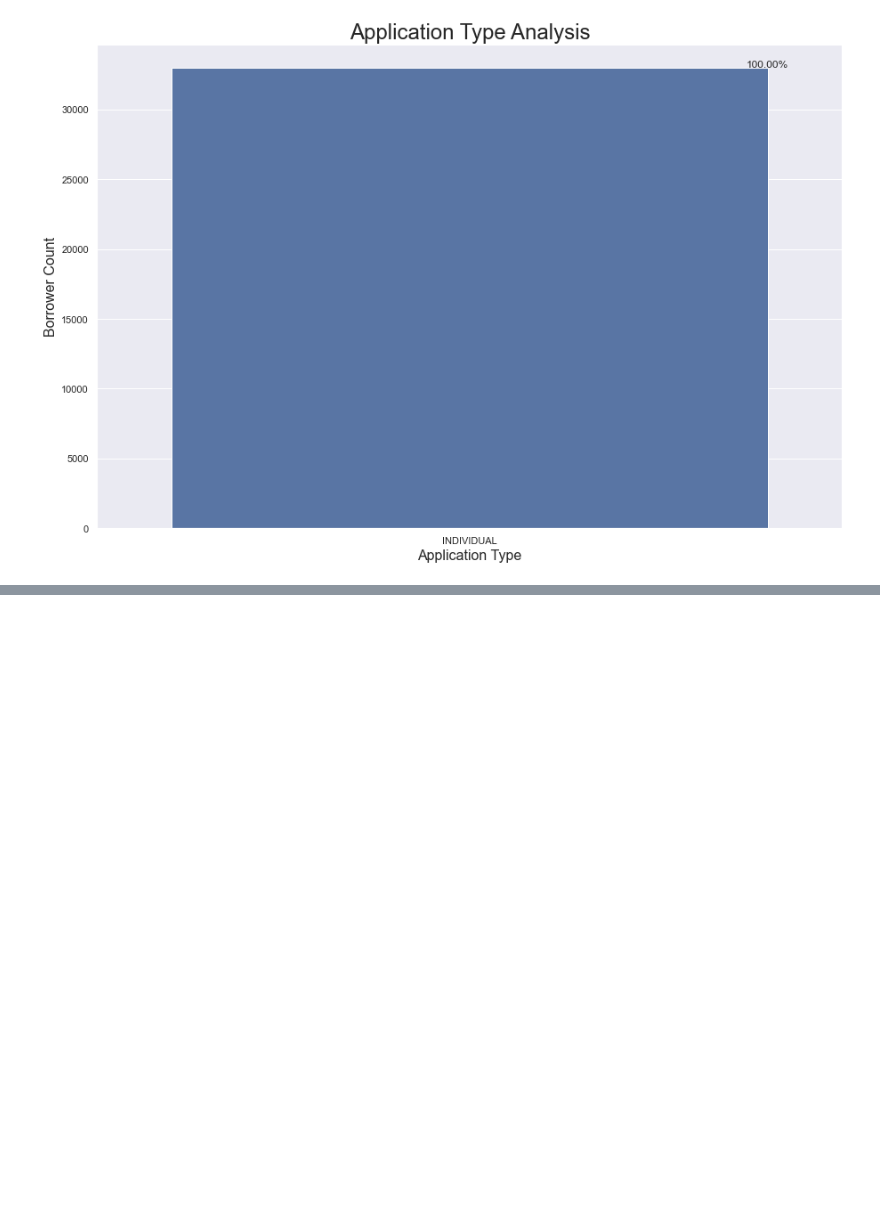
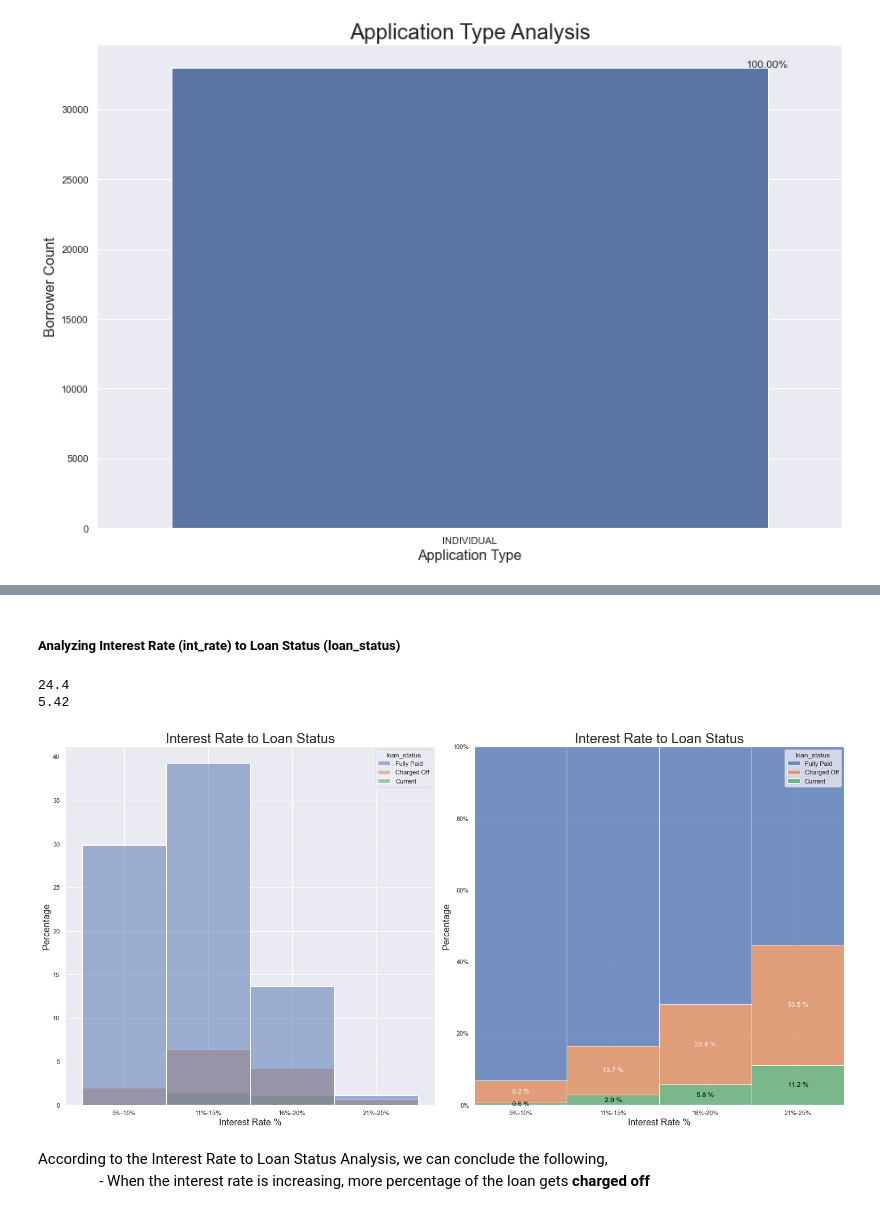
Before and after one commit to edwinttmm/LendingClubCaseStudy, a Jupyter notebook: LendingClubCaseStudySolution.ipynb, the cells around one changed output, grey strips where cells are left out. Cells and saved outputs as stored; diff of their text form; code cells hidden in the pictures; blank space fills up the shorter version.

```diff
--- a/LendingClubCaseStudySolution.ipynb
+++ b/LendingClubCaseStudySolution.ipynb
@@ -560,0 +586,39 @@ According to the loan issued year, we can conclude the following facts,<br>
+# %%
+#creating base stacked chart for bivariate analysis
+#solution found and copied from https://stackoverflow.com/questions/70252211/ and modified.
+def bivar_plotting(base,xlabelTitle,ylabelTitle,chartTitle):
+    fig, (ax1, ax2) = plt.subplots(ncols=2, figsize=(20, 10))
+    for ax, multiple in zip((ax1, ax2), ['layer', 'fill']):
+        sns.histplot(data=loan_data, x=base, hue='loan_status',hue_order= ['Fully Paid','Charged Off','Current'], binwidth=10, stat='percent', multiple=multiple, ax=ax)
+        ax.set_title(f"multiple='{multiple}'")
+
+    for bar_group, color in zip(ax.containers, ['black', 'white']):
+        ax.bar_label(bar_group, label_type='center', color=color,
+        labels=[f'{bar.get_height() * 100:.1f} %' if bar.get_height() > 0 else '' for bar in bar_group])
+    ax.yaxis.set_major_formatter(PercentFormatter(1))
+    ax1.set_title(chartTitle,size=24)
+    ax1.set_ylabel(ylabelTitle, fontsize = 16)
+    ax1.set_xlabel(xlabelTitle, fontsize = 16)
+    ax2.set_title(chartTitle,size=24)
+    ax2.set_ylabel(ylabelTitle, fontsize = 16)
+    ax2.set_xlabel(xlabelTitle, fontsize = 16)
+    plt.tight_layout()
+    plt.show()
+# %% [markdown]
+##### Analyzing Interest Rate (int_rate) to Loan Status (loan_status)
+# %%
+# bin quantitive data for categorical analysis. First to be binned will be intrest rate.
+print(loan_data['int_rate'].max())
+print(loan_data['int_rate'].min())
+# since the minimum data is at 5.42 and maximum is at 24.4 the bins will run from 5-25
+loan_data['int_bin'] = pd.cut(loan_data['int_rate'], bins = [5.00,10.00,15.00,20.00,25.00], labels = ["5%-10%","11%-15%","16%-20%","21%-25%"])
+# %% [output]
+24.4
+5.42
+# %%
+bivar_plotting('int_bin','Interest Rate %', 'Percentage', 'Interest Rate to Loan Status')
+# %% [output]
+[figure, added]
+# %% [markdown]
+According to the Interest Rate to Loan Status Analysis, we can conclude the following,<br>
+&emsp;&emsp;&emsp;&emsp;- When the interest rate is increasing, more percentage of the loan gets __charged off__
```
Also changed, not shown: parts of 113 cells of this notebook.
